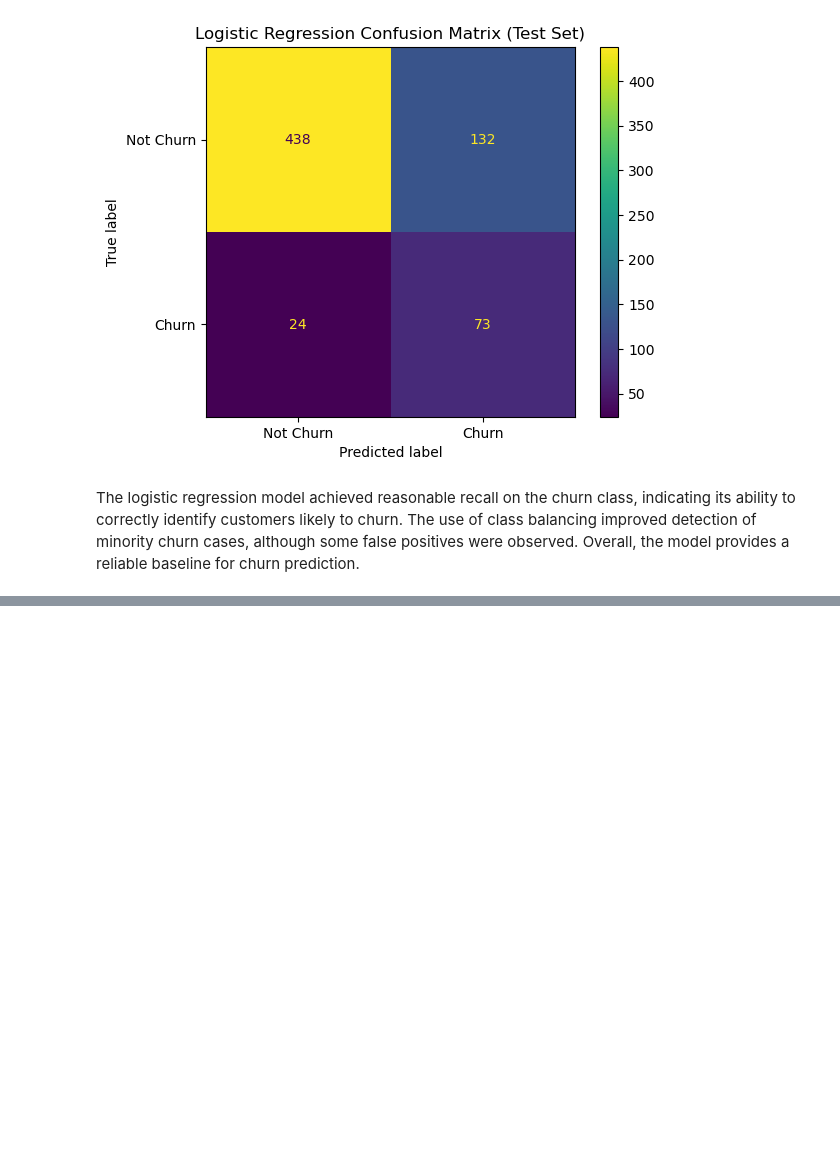
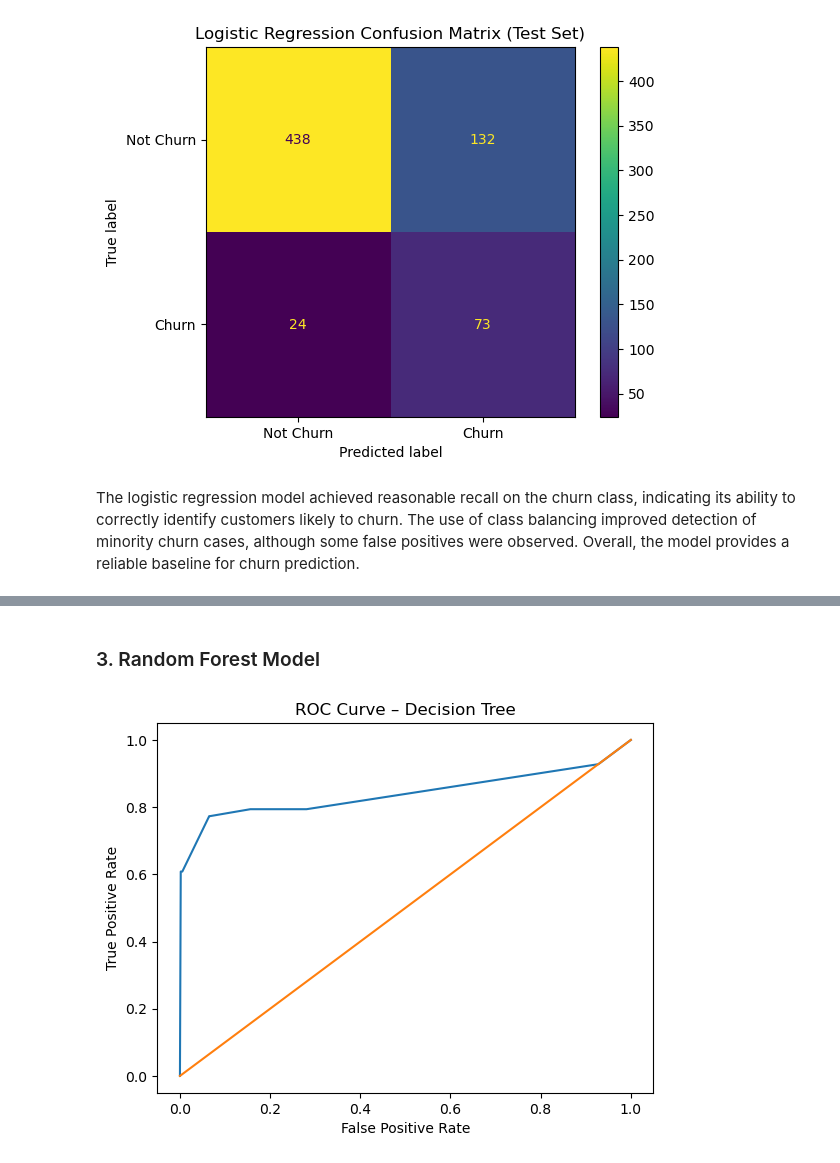
Before and after one commit to muimidean/SyriaTel_Customer_Churn, a Jupyter notebook: SyriaTel_Customer_Churn.ipynb, the cells around one changed output, grey strips where cells are left out. Saved outputs shown, nothing was run; the diff lists cells and outputs as text; code cells hidden in the pictures; blank space fills up the shorter version.

Commit message:
Decision Trees fitting and evaluation

```diff
--- a/SyriaTel_Customer_Churn.ipynb
+++ b/SyriaTel_Customer_Churn.ipynb
@@ -337,0 +336,6 @@ The logistic regression model achieved reasonable recall on the churn class, ind
+# %%
+dt_pipeline = Pipeline(steps=[('preprocessor', preprocessor),
+                              ('classifier', DecisionTreeClassifier(max_depth=5,class_weight='balanced',random_state=42))])
+
+#fit the model
+dt_pipeline.fit(X_train, y_train)
@@ -337,0 +359,4 @@ The logistic regression model achieved reasonable recall on the churn class, ind
+# %%
+# Make predictions
+y_pred = dt_pipeline.predict(X_test)
+y_pred_probality = dt_pipeline.predict_proba(X_test)[:, 1]
@@ -337,0 +404,2 @@ The logistic regression model achieved reasonable recall on the churn class, ind
+# %% [markdown]
+### 3. Random Forest Model
@@ -337,0 +422,13 @@ The logistic regression model achieved reasonable recall on the churn class, ind
+# %%
+fpr, tpr, thresholds = roc_curve(y_test, y_pred_probality)
+
+
+plt.figure()
+plt.plot(fpr, tpr)
+plt.plot([0, 1], [0, 1])
+plt.xlabel('False Positive Rate')
+plt.ylabel('True Positive Rate')
+plt.title('ROC Curve – Decision Tree')
+plt.show()
+# %% [output]
+[figure, added]
```
Also changed, not shown: parts of 8 cells of this notebook.
